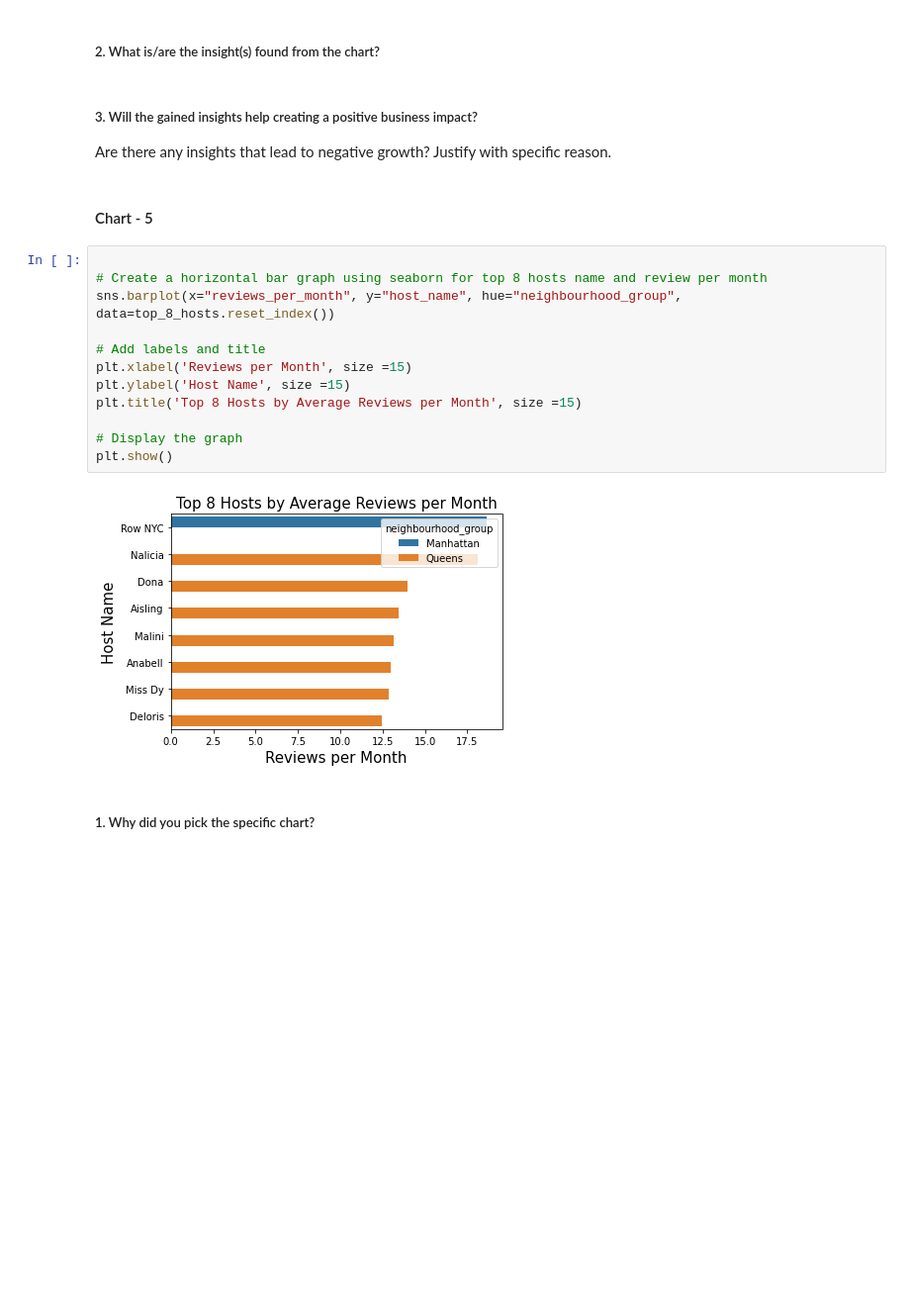
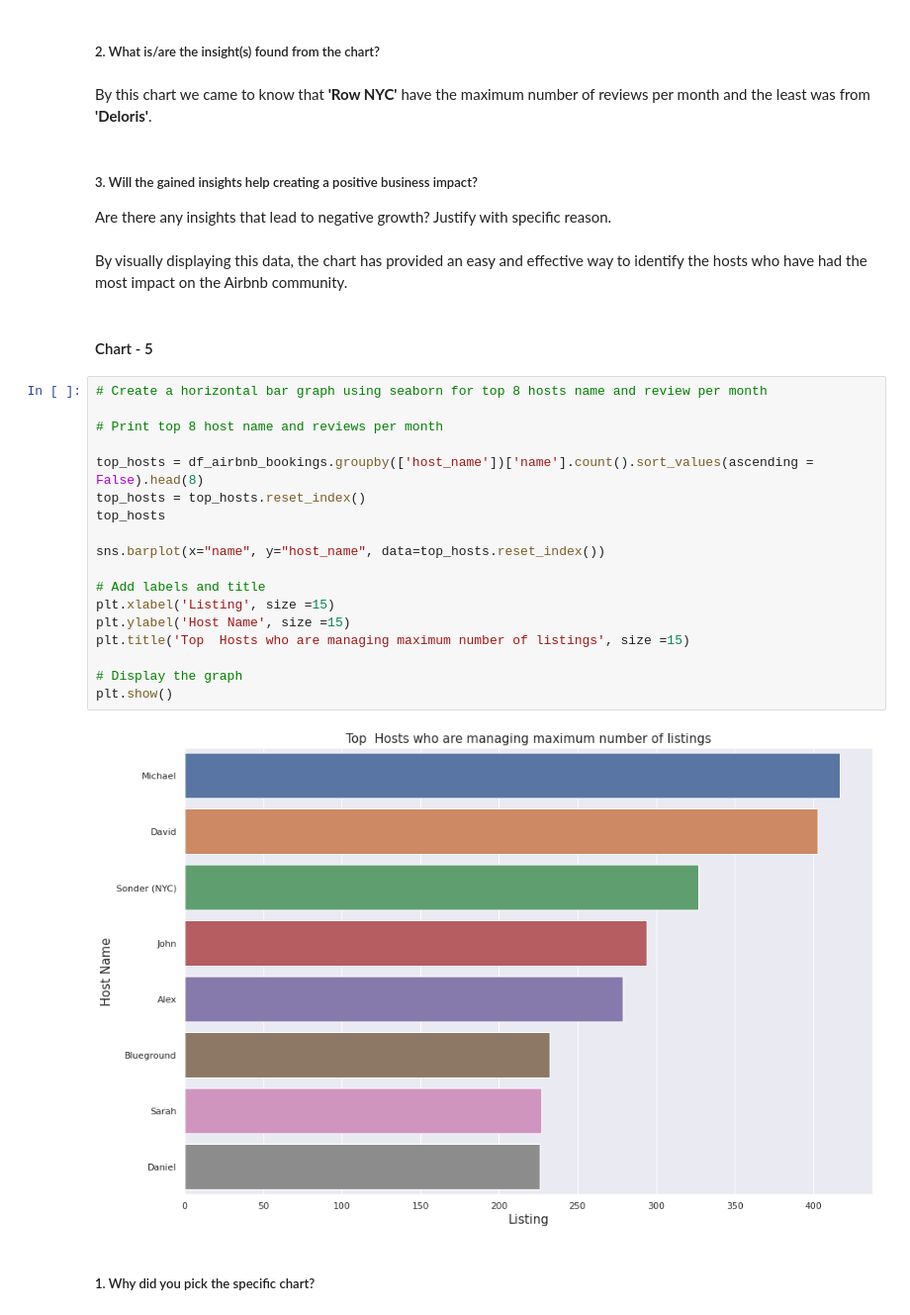
Before and after one commit to manish55shukla/AirBnb-Bookings-Analysis, a Jupyter notebook: Project_AirBnb_Bookings_Analysis.ipynb, the cells around one changed output. Shown: that part at 99% size. Cells and saved outputs as stored; diff of their text form; blank space fills up the shorter version.

```diff
--- a/Project_AirBnb_Bookings_Analysis.ipynb
+++ b/Project_AirBnb_Bookings_Analysis.ipynb
@@ -630,23 +646,33 @@ plt.show()
 # %% [markdown]
 ##### 2. What is/are the insight(s) found from the chart?
+# %% [markdown]
+By this chart we came to know that **'Row NYC'** have the maximum number of reviews per month and the least was from **'Deloris'**.
 # %% [markdown]
 ##### 3. Will the gained insights help creating a positive business impact?
 Are there any insights that lead to negative growth? Justify with specific reason.
+# %% [markdown]
+By visually displaying this data, the chart has provided an easy and effective way to identify the hosts who have had the most impact on the Airbnb community.
 # %% [markdown]
 #### Chart - 5
 # %%
+# Create a horizontal bar graph using seaborn for top 8 hosts name and review per month
 
-# Create a horizontal bar graph using seaborn for top 8 hosts name and review per month
-sns.barplot(x="reviews_per_month", y="host_name", hue="neighbourhood_group", data=top_8_hosts.reset_index())
+# Print top 8 host name and reviews per month
+
+top_hosts = df_airbnb_bookings.groupby(['host_name'])['name'].count().sort_values(ascending = False).head(8)
+top_hosts = top_hosts.reset_index()
+top_hosts
+
+sns.barplot(x="name", y="host_name", data=top_hosts.reset_index())
 
 # Add labels and title
-plt.xlabel('Reviews per Month', size =15)
+plt.xlabel('Listing', size =15)
 plt.ylabel('Host Name', size =15)
-plt.title('Top 8 Hosts by Average Reviews per Month', size =15)
+plt.title('Top  Hosts who are managing maximum number of listings', size =15)
 
 # Display the graph
 plt.show()
 # %% [output]
-[figure, old version]
+[figure, new version]
 # %% [markdown]
 ##### 1. Why did you pick the specific chart?
```
Also changed, not shown: parts of 15 cells of this notebook.
